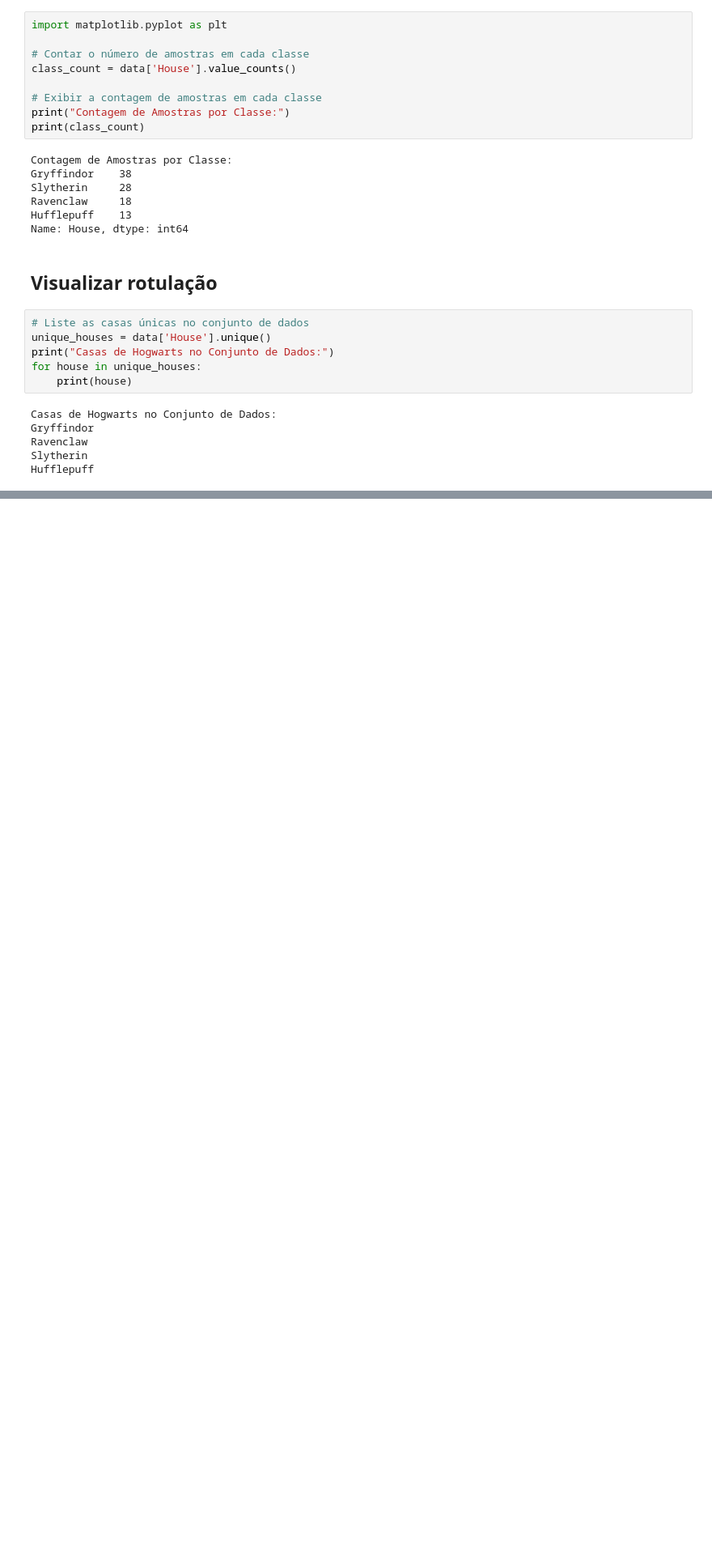
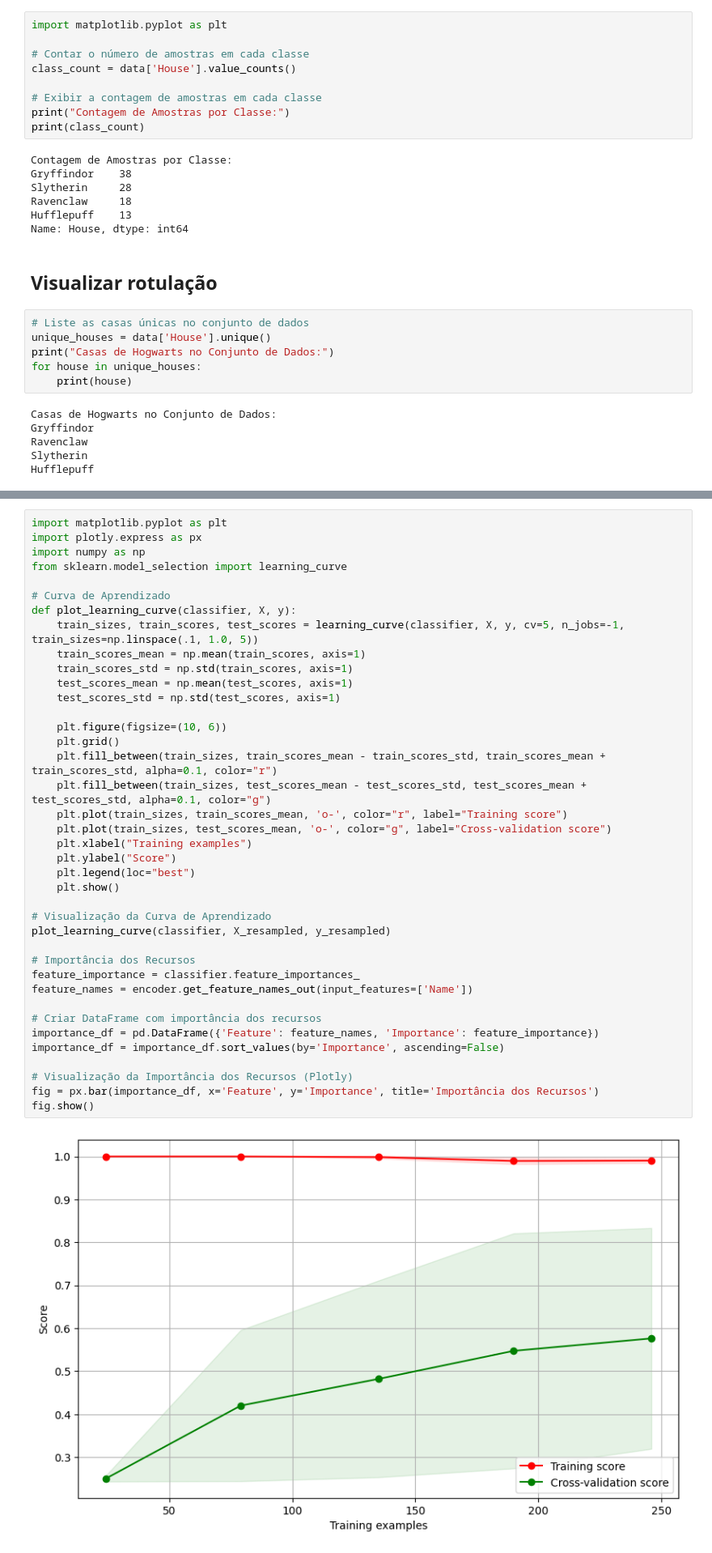
Before and after one commit to katiacardoso/Selector_Hat, a Jupyter notebook: SelectorHat_DecisionTreeClassifier.ipynb, the cells around one changed output, grey strips where cells are left out. Shown: that part at 81% size. Saved outputs shown, nothing was run; the diff lists cells and outputs as text; blank space fills up the shorter version.

```diff
--- a/SelectorHat_DecisionTreeClassifier.ipynb
+++ b/SelectorHat_DecisionTreeClassifier.ipynb
@@ -223,0 +313,41 @@ weighted avg       0.68      0.61      0.56        77
+# %%
+import matplotlib.pyplot as plt
+import plotly.express as px
+import numpy as np
+from sklearn.model_selection import learning_curve
+
+# Curva de Aprendizado
+def plot_learning_curve(classifier, X, y):
+    train_sizes, train_scores, test_scores = learning_curve(classifier, X, y, cv=5, n_jobs=-1, train_sizes=np.linspace(.1, 1.0, 5))
+    train_scores_mean = np.mean(train_scores, axis=1)
+    train_scores_std = np.std(train_scores, axis=1)
+    test_scores_mean = np.mean(test_scores, axis=1)
+    test_scores_std = np.std(test_scores, axis=1)
+
+    plt.figure(figsize=(10, 6))
+    plt.grid()
+    plt.fill_between(train_sizes, train_scores_mean - train_scores_std, train_scores_mean + train_scores_std, alpha=0.1, color="r")
+    plt.fill_between(train_sizes, test_scores_mean - test_scores_std, test_scores_mean + test_scores_std, alpha=0.1, color="g")
+    plt.plot(train_sizes, train_scores_mean, 'o-', color="r", label="Training score")
+    plt.plot(train_sizes, test_scores_mean, 'o-', color="g", label="Cross-validation score")
+    plt.xlabel("Training examples")
+    plt.ylabel("Score")
+    plt.legend(loc="best")
+    plt.show()
+
+# Visualização da Curva de Aprendizado
+plot_learning_curve(classifier, X_resampled, y_resampled)
+
+# Importância dos Recursos
+feature_importance = classifier.feature_importances_
+feature_names = encoder.get_feature_names_out(input_features=['Name'])
+
+# Criar DataFrame com importância dos recursos
+importance_df = pd.DataFrame({'Feature': feature_names, 'Importance': feature_importance})
+importance_df = importance_df.sort_values(by='Importance', ascending=False)
+
+# Visualização da Importância dos Recursos (Plotly)
+fig = px.bar(importance_df, x='Feature', y='Importance', title='Importância dos Recursos')
+fig.show()
+# %% [output]
+[figure, added]
```
Also changed, not shown: parts of 10 cells of this notebook.
